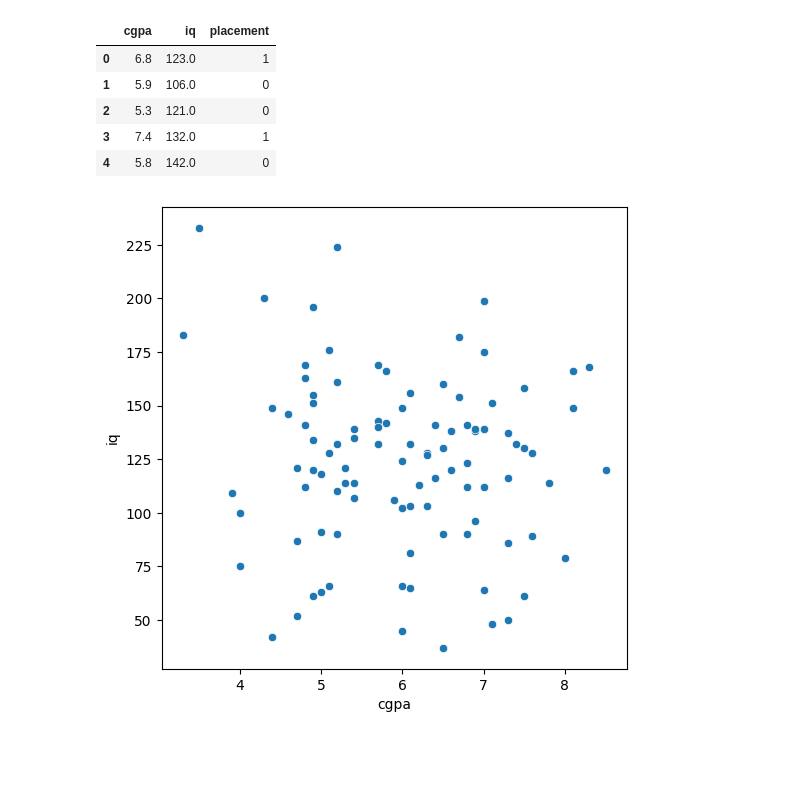
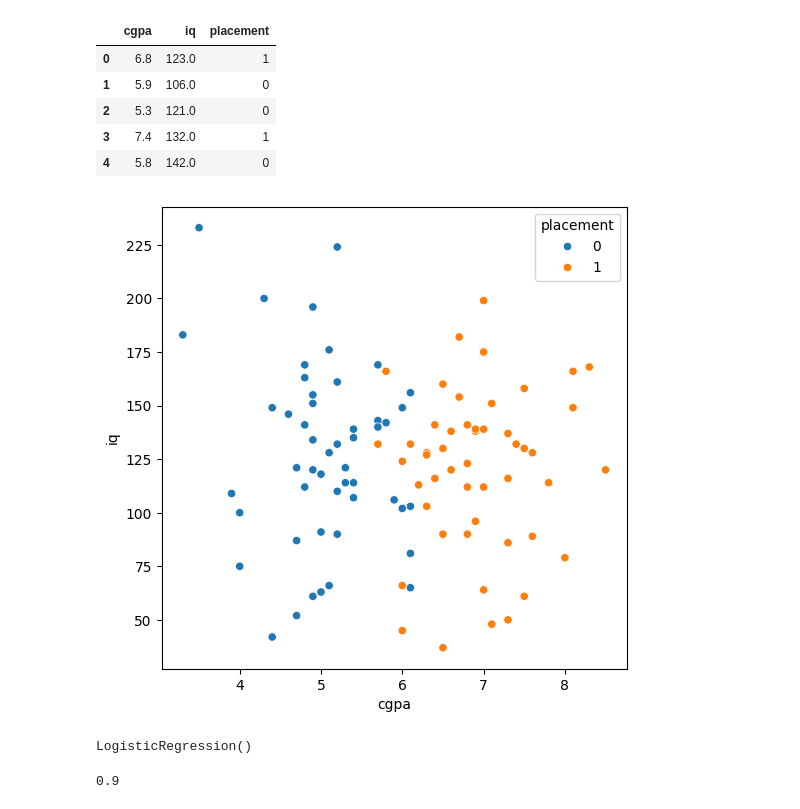
Before and after one commit to EFTEKHER/machine-learning-codes, a Jupyter notebook: phase-4/29_Logistic.ipynb, the cells around one changed output. Cells and saved outputs as stored; diff of their text form; code cells hidden in the pictures; blank space fills up the shorter version.

```diff
--- a/phase-4/29_Logistic.ipynb
+++ b/phase-4/29_Logistic.ipynb
@@ -27,7 +27,7 @@ dataset.head()
 | 4 | 5.8 | 142.0 | 0 |
 # %%
 plt.figure(figsize=(6,6))
-sns.scatterplot(x="cgpa",y="iq",data=dataset)
+sns.scatterplot(x="cgpa",y="iq",data=dataset,hue="placement")
 plt.show()
 # %% [output]
-[figure, old version]
+[figure, new version]
@@ -33,0 +45,8 @@ plt.show()
+# %%
+lr.fit(x_train,y_train)
+# %% [output]
+LogisticRegression()
+# %%
+lr.score(x_test,y_test)
+# %% [output]
+0.9
```
Also changed, not shown: parts of 9 cells of this notebook.
